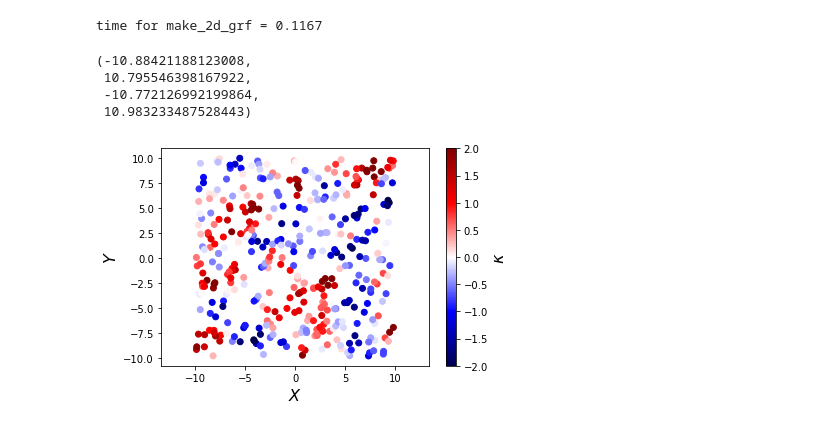
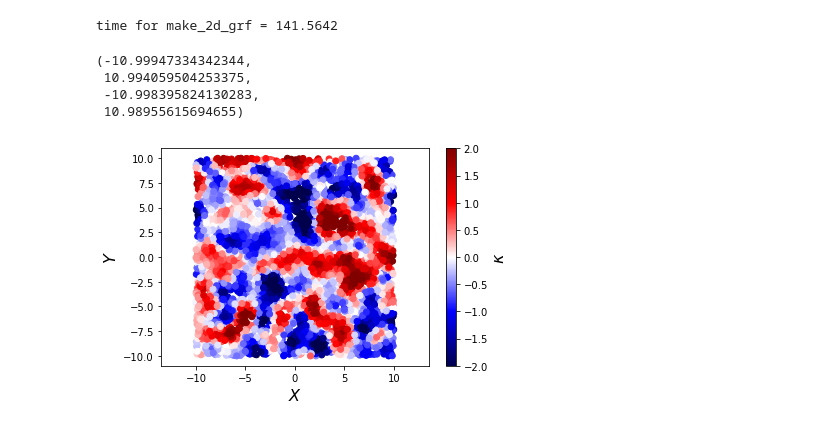
Before and after one commit to cahebert/psf-to-cosmo, a Jupyter notebook: astrometry/comp_2pcf_numpy_solution.ipynb, the cells around one changed output. Saved outputs shown, nothing was run; the diff lists cells and outputs as text; code cells hidden in the pictures.

```diff
--- a/astrometry/comp_2pcf_numpy_solution.ipynb
+++ b/astrometry/comp_2pcf_numpy_solution.ipynb
@@ -161,20 +161,20 @@ def comp_pcf_sid(x, y, kappa, kappa_err=None, binning=None):
 
     return xi, dr
 # %%
-coord, kappa, kappa_err = make_2d_grf(RBF(1), seed=42, npoints=400)
+coord, kappa, kappa_err = make_2d_grf(RBF(1), seed=42, npoints=5000)
 plt.scatter(coord[:,0], coord[:,1], c=kappa, vmin=-2, vmax=2, cmap=plt.cm.seismic)
 plt.xlabel('$X$', fontsize=16)
 plt.ylabel('$Y$', fontsize=16)
 cb = plt.colorbar()
 cb.set_label('$\kappa$', fontsize=16)
 plt.axis('equal')
 # %% [output]
-time for make_2d_grf = 0.1167
+time for make_2d_grf = 141.5642
-(-10.88421188123008,
- 10.795546398167922,
- -10.772126992199864,
- 10.983233487528443)
+(-10.99947334342344,
+ 10.994059504253375,
+ -10.998395824130283,
+ 10.98955615694655)
-[figure, old version]
+[figure, new version]
 # %%
 binning = np.linspace(0.1,3,10)
 
```
Also changed, not shown: parts of 3 cells of this notebook, 1 other file.
